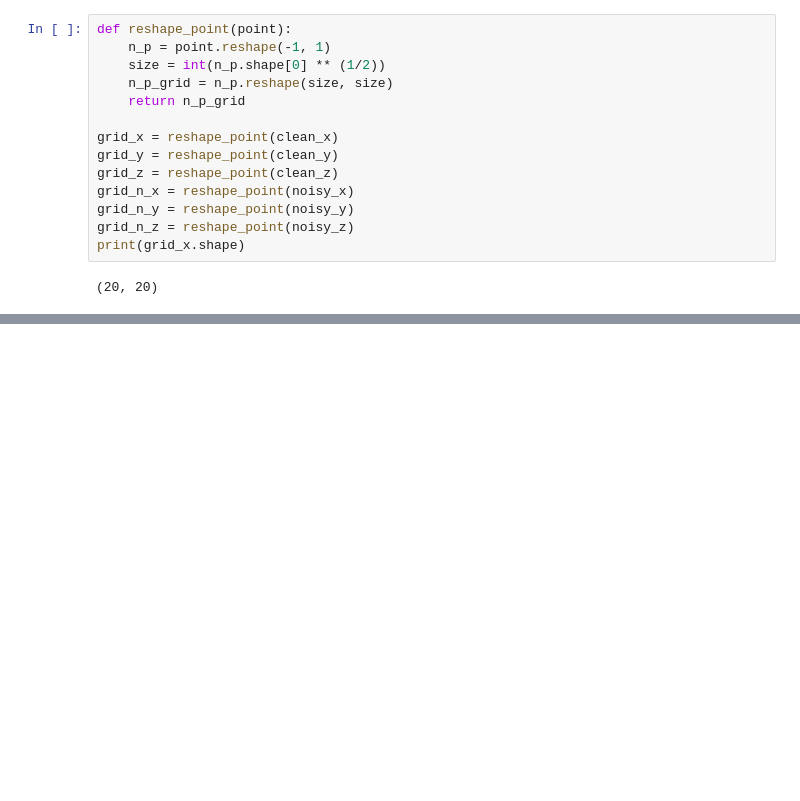
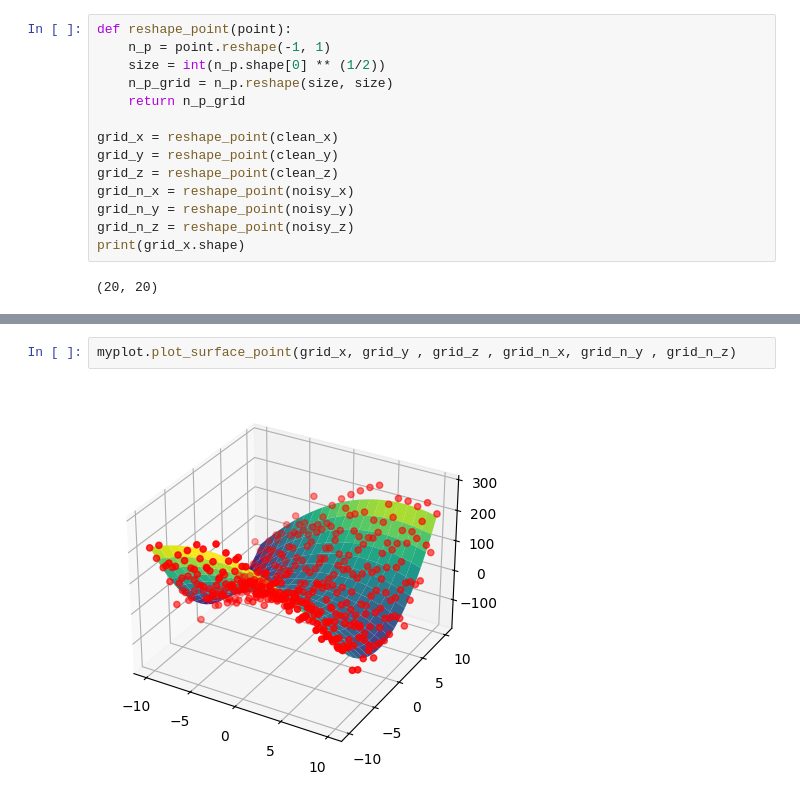
Before and after one commit to ha5804/Data_Preprossesing, a Jupyter notebook: 3D_Matplot.ipynb, the cells around one changed output, grey strips where cells are left out. Drawn from its saved outputs; the diff is of its cells as text; blank space fills up the shorter version.

```diff
--- a/3D_Matplot.ipynb
+++ b/3D_Matplot.ipynb
@@ -109,0 +120,4 @@ print(grid_x.shape)
+# %%
+myplot.plot_surface_point(grid_x, grid_y , grid_z , grid_n_x, grid_n_y , grid_n_z)
+# %% [output]
+[figure, added]
```
Also changed, not shown: parts of 3 cells of this notebook.
